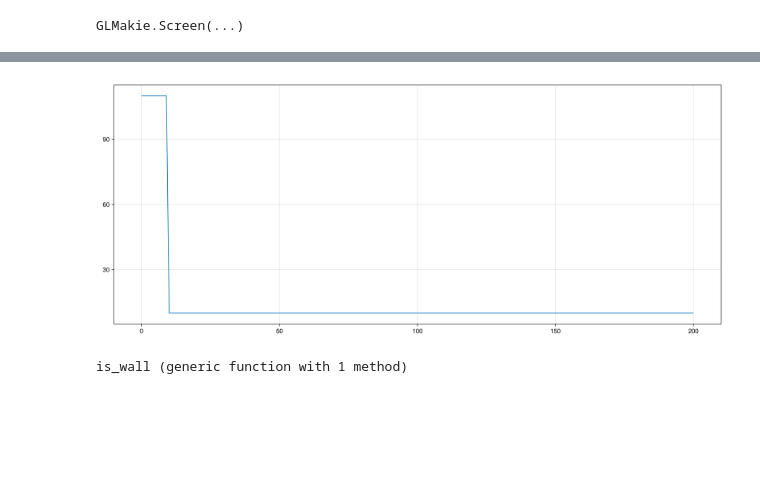
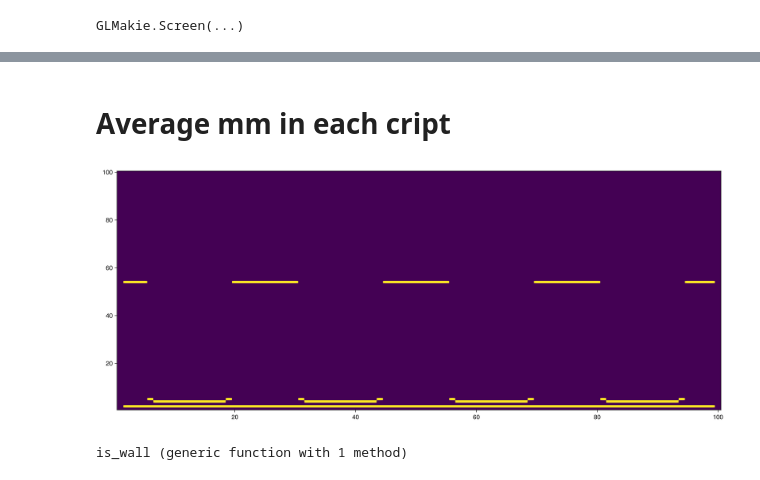
Before and after one commit to jmarib/CellBasedModels.jl, a Jupyter notebook: examples/cripts.ipynb, the cells around one changed output, grey strips where cells are left out. Saved outputs shown, nothing was run; the diff lists cells and outputs as text; code cells hidden in the pictures; blank space fills up the shorter version.

```diff
--- a/examples/cripts.ipynb
+++ b/examples/cripts.ipynb
@@ -667,0 +715,2 @@ GLMakie.Screen(...)
+# %% [markdown]
+# Average mm in each cript
@@ -668,26 +736,26 @@ GLMakie.Screen(...)
 # %%
 fig3 = Figure(size=(2100,600))
 ax3 = Axis(fig3[1,1])
 # ax3_2 = Axis(fig3[1,2])
 # ax3_3 = Axis(fig3[1,3])
-# hm = heatmap!(ax3, M0)
+hm = heatmap!(ax3, MYT)
 # hm_1 = heatmap!(ax3_2, mask)
 # hm_2 = heatmap!(ax3_3, MXL)
 # contour!(ax3_2, M0, linewidth = 0.5)
 # contour!(ax3_3, M0, linewidth = 0.5)
 # contour!(ax3, MXR, linewidth = 0.5)
 # contour!(ax3, MXL, linewidth = 0.5)
 # contour!(ax3, MYT, linewidth = 0.5)
-xs = 0:1:200
+# xs = 0:1:200
 # ys = 0:1:200
-ys = [wall_bottom(x,10, 200, 110, 100) for x in xs]
-lines!(ax3, xs, ys)
+# ys = [wall_bottom(x,10, 200, 110, 100) for x in xs]
+# lines!(ax3, xs, ys)
 # hm = heatmap!(ax3, Z)
 Makie.inline!(true)
 
 fig3
 # %% [output]
-[figure, old version]
+[figure, new version]
 # %%
 function is_wall(x, y; w=10, d=20)
     # Base wall at y = 0
```
Also changed, not shown: parts of 18 cells of this notebook, 1 other file.
